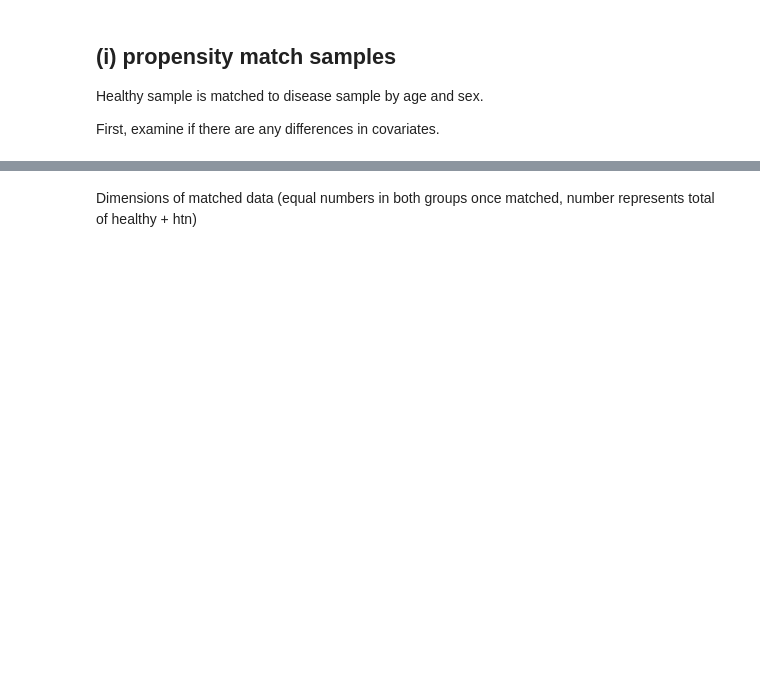
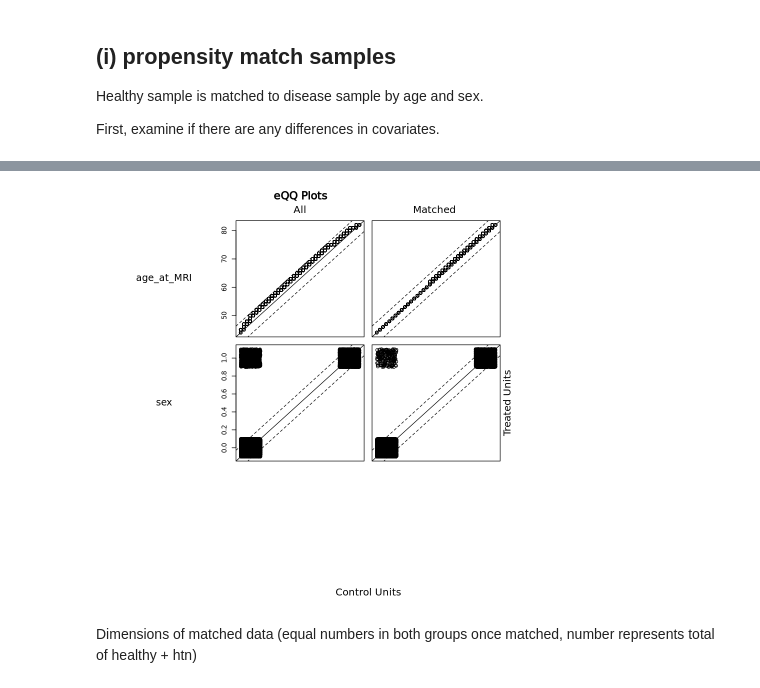
Before and after one commit to ImperialCollegeLondon/cardiovascular_ageing, a Jupyter notebook: phenotype analysis/analysis_steps.ipynb, the cells around one changed output, grey strips where cells are left out. Saved outputs shown, nothing was run; the diff lists cells and outputs as text; code cells hidden in the pictures; blank space fills up the shorter version.

```diff
--- a/phenotype analysis/analysis_steps.ipynb
+++ b/phenotype analysis/analysis_steps.ipynb
@@ -149,12 +300,7 @@ Healthy sample is matched to disease sample by age and sex.
 
 First, examine if there are any differences in covariates.
 # %%
-fullsethtn %>%
-  group_by(htn) %>%
-  select(one_of(fullset_cov)) %>%
-  summarise_all(funs(mean(., na.rm = T)))
+non.healthy.df$htn <- as.factor(non.healthy.df$rf_htn)
 
-fullsethtn$htn <- as.factor(fullsethtn$htn)
-
-with(fullsethtn, t.test(age_at_MRI ~ htn))  #(repeat for each covariate)
-with(fullsethtn, t.test(sex ~ htn))  #(repeat for each covariate)
+with(non.healthy.df, t.test(age_at_MRI ~ rf_htn))  #(repeat for each covariate)
+with(non.healthy.df, t.test(sex ~ rf_htn))  #(repeat for each covariate)
@@ -169,9 +354,11 @@ prs_df_htn <- data.frame(pr_score = predict(m_ps_htn, type = "response"),
 # %%
 #matching process
-mod_match_htn <- matchit(htn ~ age_at_MRI + sex,
-                     method = "nearest", data = fullsethtn)
+mod_match_htn <- matchit(rf_htn ~ age_at_MRI + sex,
+                     method = "nearest", data = non.healthy.df)
 #summary(mod_match_htn)
 plot(mod_match_htn)
+# %% [output]
+[figure, added]
 # %% [markdown]
 Dimensions of matched data (equal numbers in both groups once matched, number represents total of healthy + htn)
 # %%
```
Also changed, not shown: parts of 131 cells of this notebook, 1 other file.
